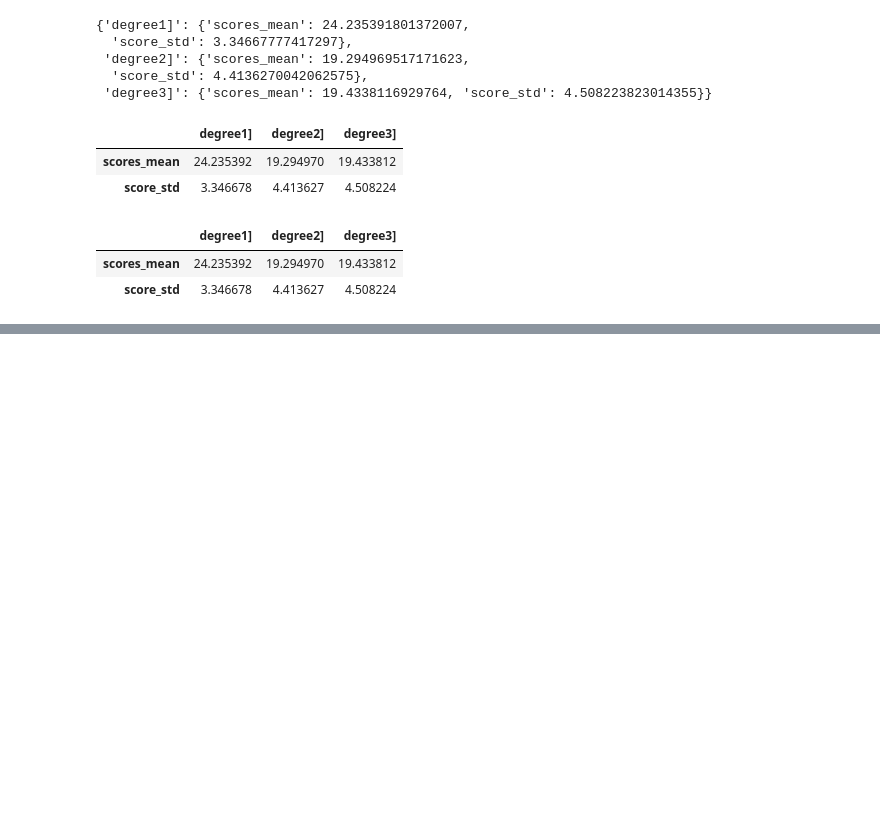
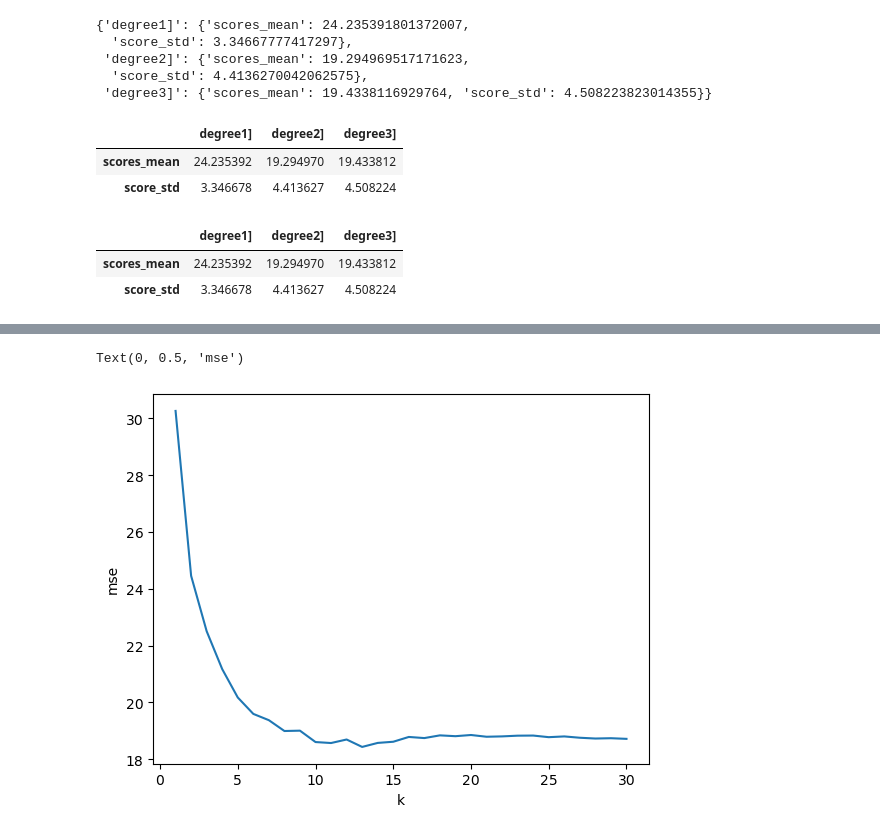
Before and after one commit to yunozon/datascience-py, a Jupyter notebook: study/section10.ipynb, the cells around one changed output, grey strips where cells are left out. Cells and saved outputs as stored; diff of their text form; code cells hidden in the pictures; blank space fills up the shorter version.

```diff
--- a/study/section10.ipynb
+++ b/study/section10.ipynb
@@ -142,0 +180,15 @@ pd.DataFrame(results)
+# %%
+from sklearn.model_selection import cross_val_score, RepeatedKFold
+from sklearn.neighbors import KNeighborsRegressor
+X = df['horsepower'].values.reshape(-1, 1)
+y = df['mpg']
+
+scores_list = []
+k_list = range(1, 31)
+k = 5
+n_splits = 3
+cv = RepeatedKFold(n_splits=k, n_repeats=n_repeats, random_state=0)
+for n_neighbor in k_list:
+    model = KNeighborsRegressor(n_neighbors=n_neighbor)
+    scores = cross_val_score(model, X, y, scoring='neg_mean_squared_error', cv=cv)
+    scores_list.append(-np.mean(scores))
@@ -142,0 +200,7 @@ pd.DataFrame(results)
+# %%
+plt.plot(k_list, scores_list)
+plt.xlabel('k')
+plt.ylabel('mse')
+# %% [output]
+Text(0, 0.5, 'mse')
+[figure, added]
```
Also changed, not shown: parts of 7 cells of this notebook, 1 other file.
